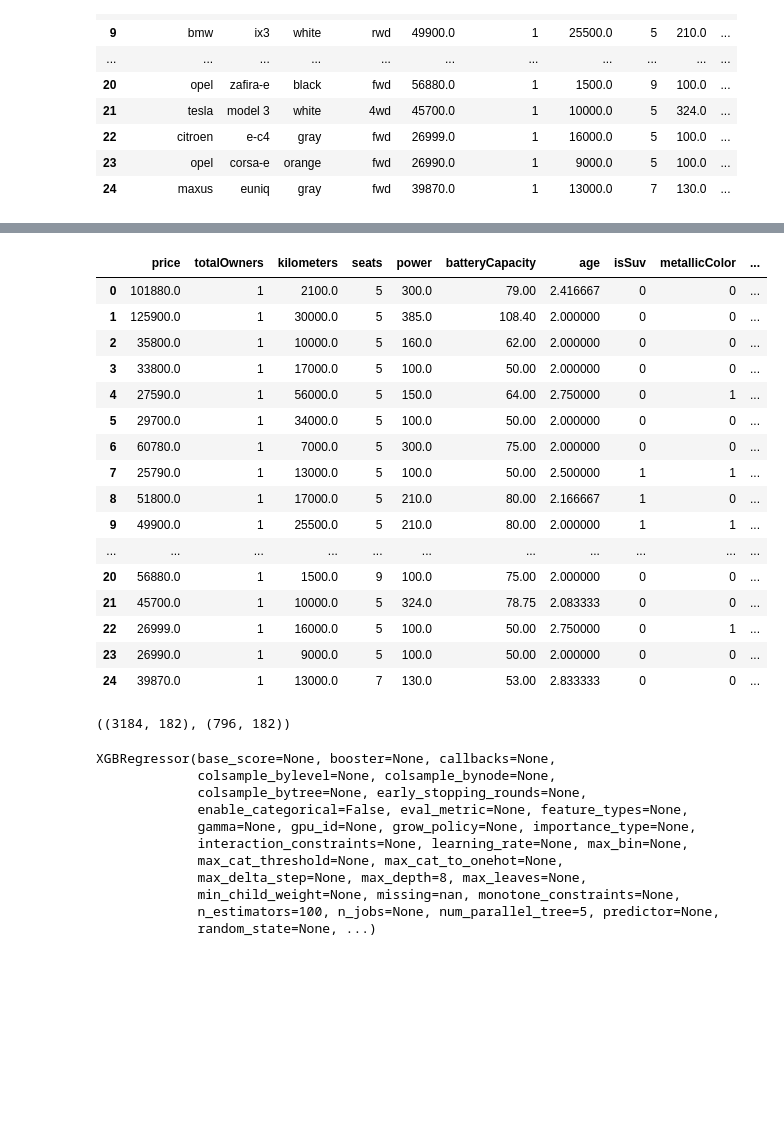
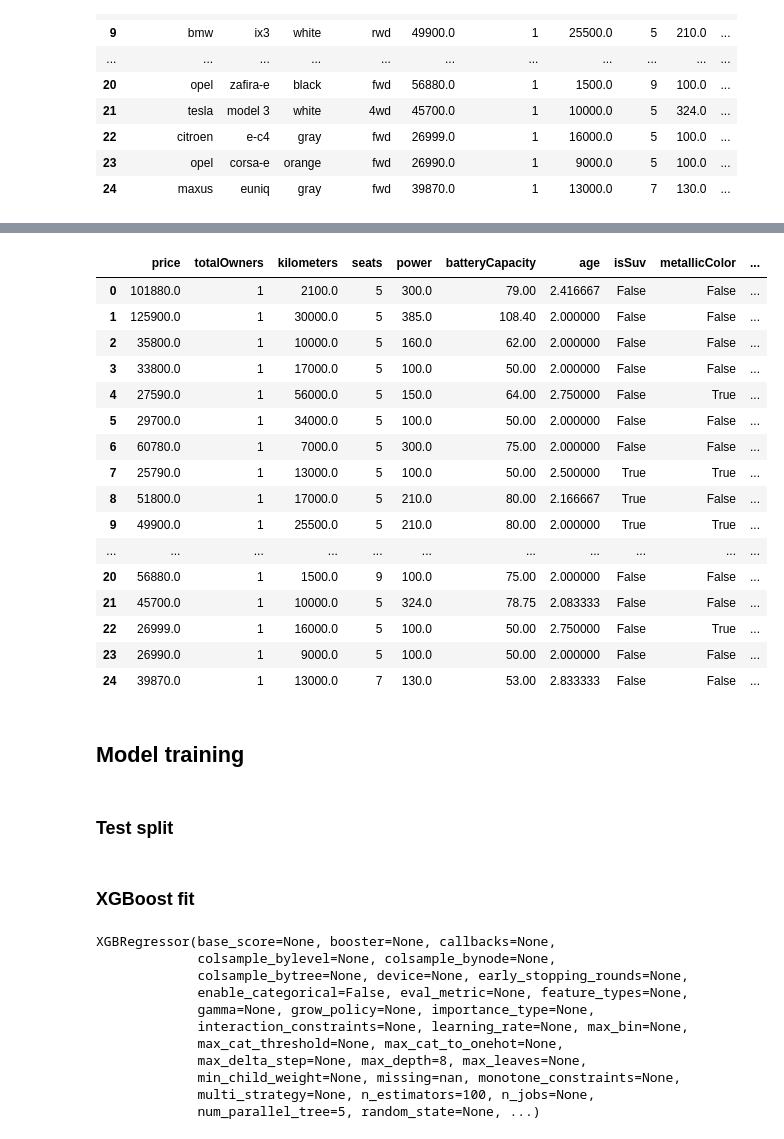
Before and after one commit to jatufin/importEVorNot, a Jupyter notebook: nettiauto/nettiauto_model.ipynb, the cells around one changed output, grey strips where cells are left out. Saved outputs shown, nothing was run; the diff lists cells and outputs as text; code cells hidden in the pictures; blank space fills up the shorter version.

```diff
--- a/nettiauto/nettiauto_model.ipynb
+++ b/nettiauto/nettiauto_model.ipynb
@@ -28,30 +42,38 @@ df.head(25)
 # %%
-# categorical values
+# Change Accessories 0/1 integer values to booleans
+df.iloc[:, 11:] = df.iloc[:, 11:].astype(bool)
+
+# Convert to make, model, color and dataType strings to distinct boolean values
 df_encoded = pd.get_dummies(df, columns=[
     "make",
     "model",
     "color",
     "driveType"
 ])
+
 df_encoded.head(25)
 # %% [output]
 |  | price | totalOwners | kilometers | seats | power | batteryCapacity | age | isSuv | metallicColor | ... |
-| 0 | 101880.0 | 1 | 2100.0 | 5 | 300.0 | 79.00 | 2.416667 | 0 | 0 | ... |
-| 1 | 125900.0 | 1 | 30000.0 | 5 | 385.0 | 108.40 | 2.000000 | 0 | 0 | ... |
-| 2 | 35800.0 | 1 | 10000.0 | 5 | 160.0 | 62.00 | 2.000000 | 0 | 0 | ... |
-| 3 | 33800.0 | 1 | 17000.0 | 5 | 100.0 | 50.00 | 2.000000 | 0 | 0 | ... |
-| 4 | 27590.0 | 1 | 56000.0 | 5 | 150.0 | 64.00 | 2.750000 | 0 | 1 | ... |
-| 5 | 29700.0 | 1 | 34000.0 | 5 | 100.0 | 50.00 | 2.000000 | 0 | 0 | ... |
-| 6 | 60780.0 | 1 | 7000.0 | 5 | 300.0 | 75.00 | 2.000000 | 0 | 0 | ... |
-| 7 | 25790.0 | 1 | 13000.0 | 5 | 100.0 | 50.00 | 2.500000 | 1 | 1 | ... |
-| 8 | 51800.0 | 1 | 17000.0 | 5 | 210.0 | 80.00 | 2.166667 | 1 | 0 | ... |
-| 9 | 49900.0 | 1 | 25500.0 | 5 | 210.0 | 80.00 | 2.000000 | 1 | 1 | ... |
+| 0 | 101880.0 | 1 | 2100.0 | 5 | 300.0 | 79.00 | 2.416667 | False | False | ... |
+| 1 | 125900.0 | 1 | 30000.0 | 5 | 385.0 | 108.40 | 2.000000 | False | False | ... |
+| 2 | 35800.0 | 1 | 10000.0 | 5 | 160.0 | 62.00 | 2.000000 | False | False | ... |
+| 3 | 33800.0 | 1 | 17000.0 | 5 | 100.0 | 50.00 | 2.000000 | False | False | ... |
+| 4 | 27590.0 | 1 | 56000.0 | 5 | 150.0 | 64.00 | 2.750000 | False | True | ... |
+| 5 | 29700.0 | 1 | 34000.0 | 5 | 100.0 | 50.00 | 2.000000 | False | False | ... |
+| 6 | 60780.0 | 1 | 7000.0 | 5 | 300.0 | 75.00 | 2.000000 | False | False | ... |
+| 7 | 25790.0 | 1 | 13000.0 | 5 | 100.0 | 50.00 | 2.500000 | True | True | ... |
+| 8 | 51800.0 | 1 | 17000.0 | 5 | 210.0 | 80.00 | 2.166667 | True | False | ... |
+| 9 | 49900.0 | 1 | 25500.0 | 5 | 210.0 | 80.00 | 2.000000 | True | True | ... |
 | ... | ... | ... | ... | ... | ... | ... | ... | ... | ... | ... |
-| 20 | 56880.0 | 1 | 1500.0 | 9 | 100.0 | 75.00 | 2.000000 | 0 | 0 | ... |
-| 21 | 45700.0 | 1 | 10000.0 | 5 | 324.0 | 78.75 | 2.083333 | 0 | 0 | ... |
-| 22 | 26999.0 | 1 | 16000.0 | 5 | 100.0 | 50.00 | 2.750000 | 0 | 1 | ... |
-| 23 | 26990.0 | 1 | 9000.0 | 5 | 100.0 | 50.00 | 2.000000 | 0 | 0 | ... |
-| 24 | 39870.0 | 1 | 13000.0 | 7 | 130.0 | 53.00 | 2.833333 | 0 | 0 | ... |
+| 20 | 56880.0 | 1 | 1500.0 | 9 | 100.0 | 75.00 | 2.000000 | False | False | ... |
+| 21 | 45700.0 | 1 | 10000.0 | 5 | 324.0 | 78.75 | 2.083333 | False | False | ... |
+| 22 | 26999.0 | 1 | 16000.0 | 5 | 100.0 | 50.00 | 2.750000 | False | True | ... |
+| 23 | 26990.0 | 1 | 9000.0 | 5 | 100.0 | 50.00 | 2.000000 | False | False | ... |
+| 24 | 39870.0 | 1 | 13000.0 | 7 | 130.0 | 53.00 | 2.833333 | False | False | ... |
+# %% [markdown]
+## Model training
+# %% [markdown]
+### Test split
 # %%
 from sklearn.model_selection import train_test_split
 
@@ -61,8 +83,8 @@ y = df_encoded['price']
 X_train, X_test, y_train, y_test = train_test_split(X, y, test_size=0.2)
 
 X_train.shape, X_test.shape
-# %% [output]
-((3184, 182), (796, 182))
+# %% [markdown]
+### XGBoost fit
 # %%
 import xgboost as xgb
 
@@ -78,12 +100,12 @@ xgb_regressor.fit(X_train, y_train)
 # %% [output]
 XGBRegressor(base_score=None, booster=None, callbacks=None,
              colsample_bylevel=None, colsample_bynode=None,
-             colsample_bytree=None, early_stopping_rounds=None,
+             colsample_bytree=None, device=None, early_stopping_rounds=None,
              enable_categorical=False, eval_metric=None, feature_types=None,
-             gamma=None, gpu_id=None, grow_policy=None, importance_type=None,
+             gamma=None, grow_policy=None, importance_type=None,
              interaction_constraints=None, learning_rate=None, max_bin=None,
              max_cat_threshold=None, max_cat_to_onehot=None,
              max_delta_step=None, max_depth=8, max_leaves=None,
              min_child_weight=None, missing=nan, monotone_constraints=None,
-             n_estimators=100, n_jobs=None, num_parallel_tree=5, predictor=None,
-             random_state=None, ...)
+             multi_strategy=None, n_estimators=100, n_jobs=None,
+             num_parallel_tree=5, random_state=None, ...)
```
Also changed, not shown: parts of 23 cells of this notebook, 4 other files.
